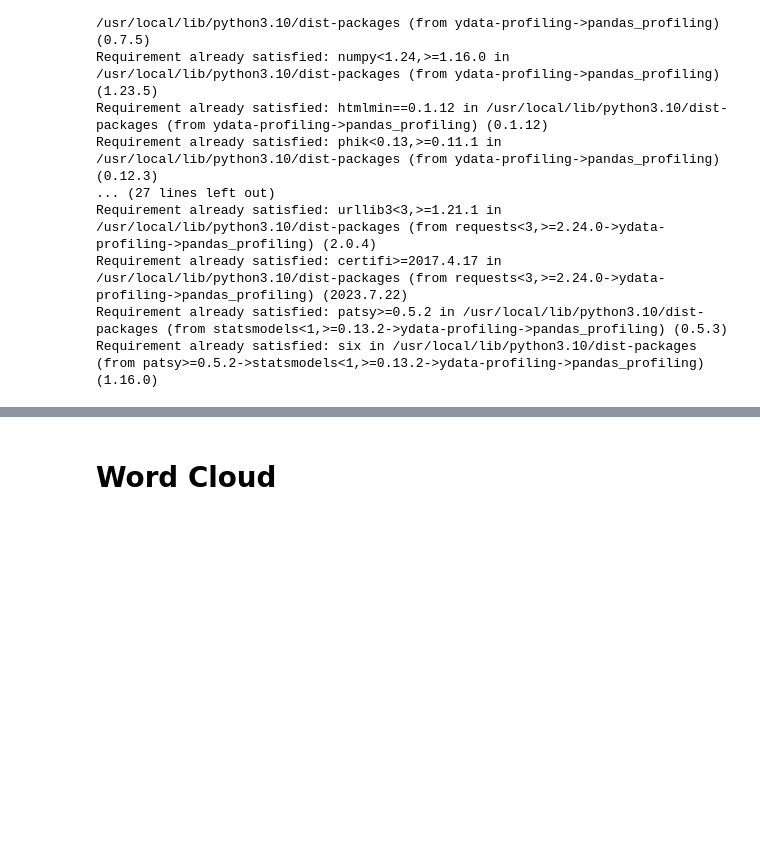
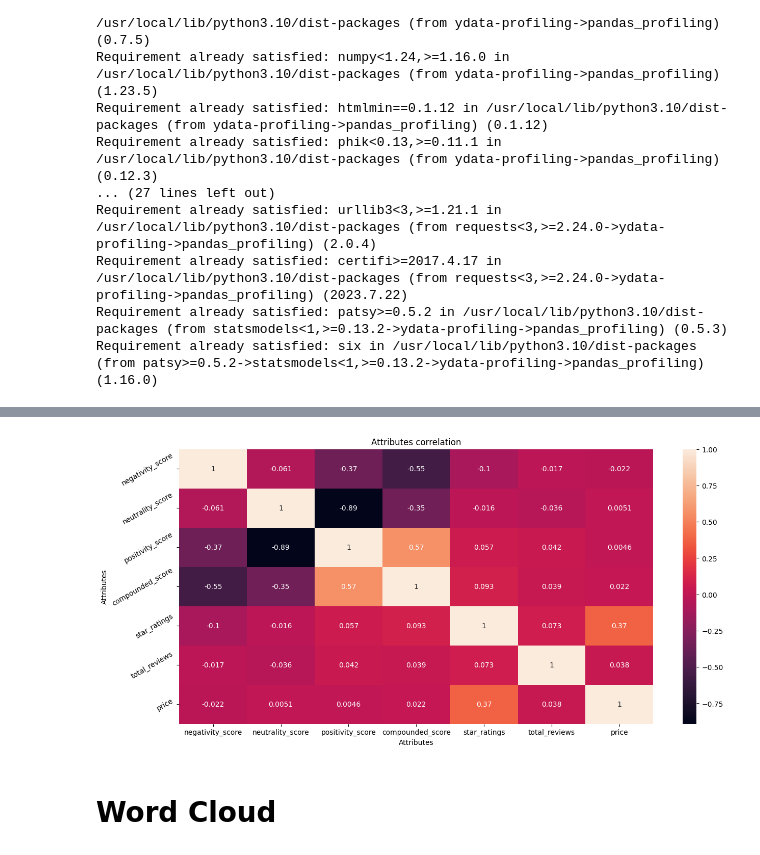
Before and after one commit to shrivatsashetty/Projects, a Jupyter notebook: Smartphone_Review_Analysis.ipynb, the cells around one changed output, grey strips where cells are left out. Saved outputs shown, nothing was run; the diff lists cells and outputs as text; code cells hidden in the pictures; blank space fills up the shorter version.

```diff
--- a/Smartphone_Review_Analysis.ipynb
+++ b/Smartphone_Review_Analysis.ipynb
@@ -835,0 +869,3 @@ profile_report.to_file(output_file = '/content/review_report.html')
+# %%
+correlation_table = review_table.drop(['sl_no', 'product_id', 'reviewer_name', 'review_date', 'verified', 'device_name', 'reviews', 'brand', 'cleaned_reviews',
+                                      'processed_reviews', 'star_rating_category'], axis = 1)
@@ -835,0 +890,2 @@ profile_report.to_file(output_file = '/content/review_report.html')
+# %%
+reviews_correlation_table = correlation_table.corr()
@@ -836,3 +903,14 @@ profile_report.to_file(output_file = '/content/review_report.html')
+# %%
+plt.figure(figsize = (15,7))
+
+reviews_heatmap = sns.heatmap(reviews_correlation_table, annot = True, cmap='rocket')
+reviews_heatmap.set(title = "Attributes correlation", xlabel = "Attributes", ylabel = "Attributes")
+
+plt.xticks(rotation = 360) # This is to rotate the x axis label to certain degrees
+plt.yticks(rotation = 30) # This is to rotate the y axis label to certain degrees
+plt.show()
+# %% [output]
+[figure, added]
 # %% [markdown]
 # Word Cloud
 # %%
```
Also changed, not shown: parts of 17 cells of this notebook.
